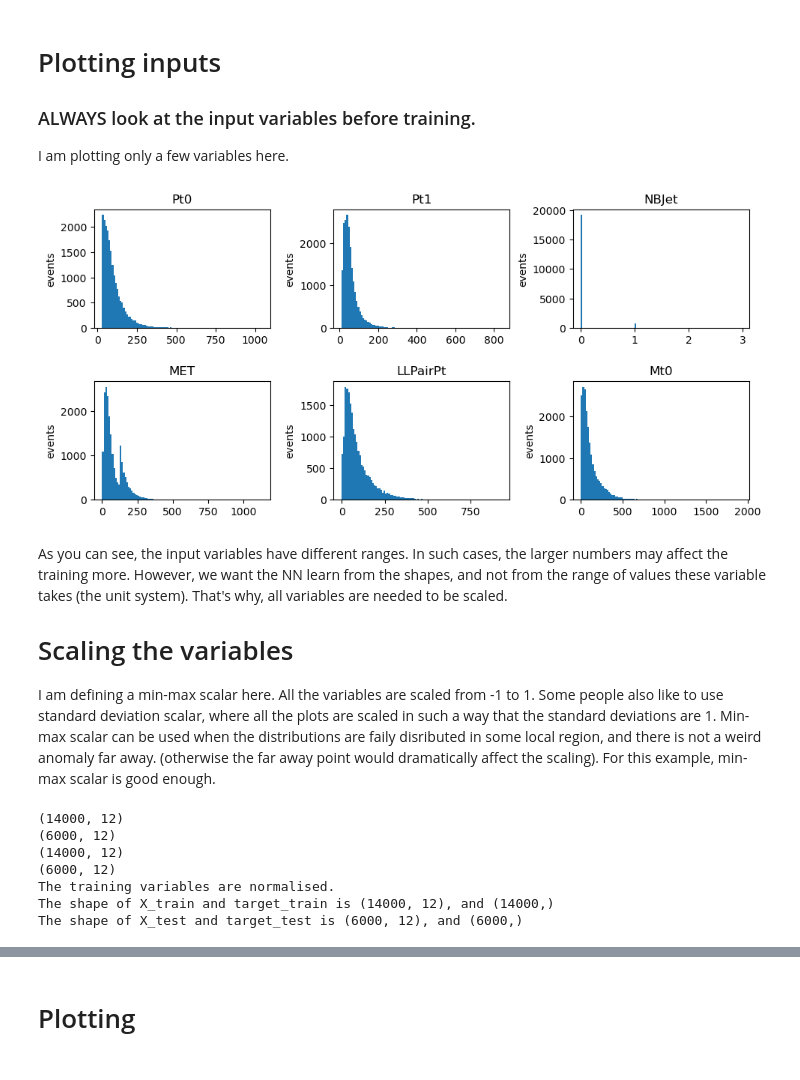
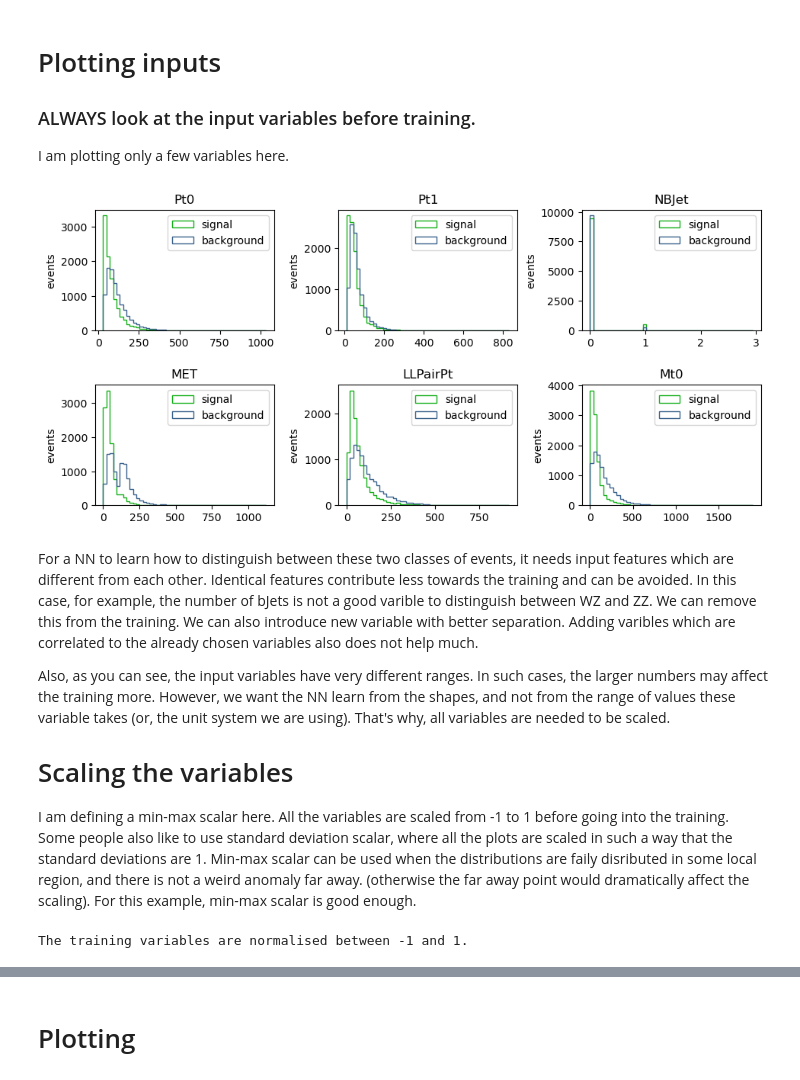
Before and after one commit to phazarik/GPU-programming-basics, a Jupyter notebook: tensorflow-gpu-classifier.ipynb, the cells around one changed output, grey strips where cells are left out. Cells and saved outputs as stored; diff of their text form; code cells hidden in the pictures.

```diff
--- a/tensorflow-gpu-classifier.ipynb
+++ b/tensorflow-gpu-classifier.ipynb
@@ -140,43 +146,44 @@ I am plotting only a few variables here.
 # %%
 import matplotlib as mpl
 import matplotlib.pyplot as plt
 %matplotlib inline
 plt.ioff()
 #prevents automatic figure displays
 import numpy as np
 
 fig0, ax0 = plt.subplots(2,3,figsize=(10,5))
 fig0.tight_layout(pad=3.0)
 ax0 = ax0.flatten()
 
 for i in range(len(some_columns)):
     varname = some_columns[i]
     xmin = min(data[varname].values.tolist())
     xmax = max(data[varname].values.tolist())
 
     if xmax!=xmin :
-        stepsize = (xmax-xmin)/100
-        bins=np.arange(xmin, xmax, stepsize)
+        stepsize = (xmax-xmin)/50
+        bins_=np.arange(xmin, xmax, stepsize)
     else :
-        bins = np.arange(0, 10, 1)
+        bins_ = np.arange(0, 10, 1)
 
-    ax0[i].hist(data[varname], bins)
+    ax0[i].hist(data[data['label']==1][varname], bins=bins_, color='xkcd:green', histtype='step', label='signal')
+    ax0[i].hist(data[data['label']==0][varname], bins=bins_, color='xkcd:denim', histtype='step', label='background')
     ax0[i].set_title(varname)
     ax0[i].set_ylabel('events')
+    ax0[i].legend(loc='upper right')
 
 plt.show()
 # %% [output]
-[figure, old version]
+[figure, new version]
 # %% [markdown]
-As you can see, the input variables have different ranges. In such cases, the larger numbers may affect the training more. However, we want the NN learn from the shapes, and not from the range of values these variable takes (the unit system). That's why, all variables are needed to be scaled.
+For a NN to learn how to distinguish between these two classes of events, it needs input features which are different from each other. Identical features contribute less towards the training and can be avoided. In this case, for example, the number of bJets is not a good varible to distinguish between WZ and ZZ. We can remove this from the training. We can also introduce new variable with better separation. Adding varibles which are correlated to the already chosen variables also does not help much.
+
+Also, as you can see, the input variables have very different ranges. In such cases, the larger numbers may affect the training more. However, we want the NN learn from the shapes, and not from the range of values these variable takes (or, the unit system we are using). That's why, all variables are needed to be scaled.
 
 # Scaling the variables
 
-I am defining a min-max scalar here. All the variables are scaled from -1 to 1. Some people also like to use standard deviation scalar, where all the plots are scaled in such a way that the standard deviations are 1. Min-max scalar can be used when the distributions are faily disributed in some local region, and there is not a weird anomaly far away. (otherwise the far away point would dramatically affect the scaling). For this example, min-max scalar is good enough.
+I am defining a min-max scalar here. All the variables are scaled from -1 to 1 before going into the training. Some people also like to use standard deviation scalar, where all the plots are scaled in such a way that the standard deviations are 1. Min-max scalar can be used when the distributions are faily disributed in some local region, and there is not a weird anomaly far away. (otherwise the far away point would dramatically affect the scaling). For this example, min-max scalar is good enough.
 # %%
-print(X_train.shape)
-print(X_test.shape)
-
 def minmaxscalar(array):
     maxValues = array.max(axis=0) #column
     minValues = array.min(axis=0)
@@ -188,19 +195,10 @@ def minmaxscalar(array):
 X_train = minmaxscalar(X_train)
 X_test = minmaxscalar(X_test)
 
-print(X_train.shape)
-print(X_test.shape)
-
-print('The training variables are normalised.')
-print(f'The shape of X_train and target_train is {X_train.shape}, and {target_train.shape}')
-print(f'The shape of X_test and target_test is {X_test.shape}, and {target_test.shape}')
+print('The training variables are normalised between -1 and 1.')
+#print(f'The shape of X_train and target_train is {X_train.shape}, and {target_train.shape}')
+#print(f'The shape of X_test and target_test is {X_test.shape}, and {target_test.shape}')
 # %% [output]
-(14000, 12)
-(6000, 12)
-(14000, 12)
-(6000, 12)
-The training variables are normalised.
-The shape of X_train and target_train is (14000, 12), and (14000,)
-The shape of X_test and target_test is (6000, 12), and (6000,)
+The training variables are normalised between -1 and 1.
 # %% [markdown]
 # Defining the model
```
Also changed, not shown: parts of 17 cells of this notebook.
